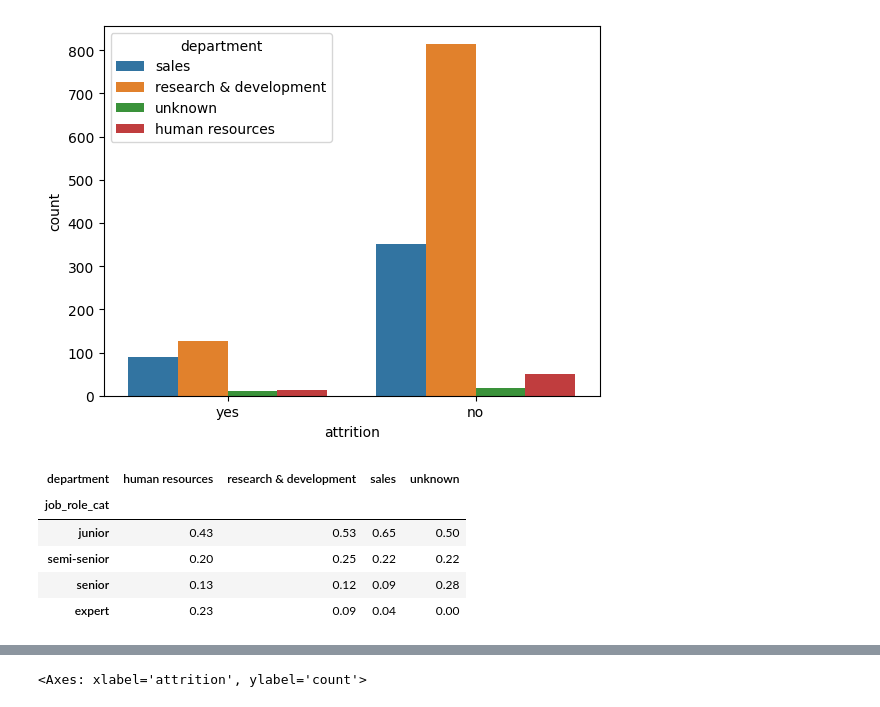
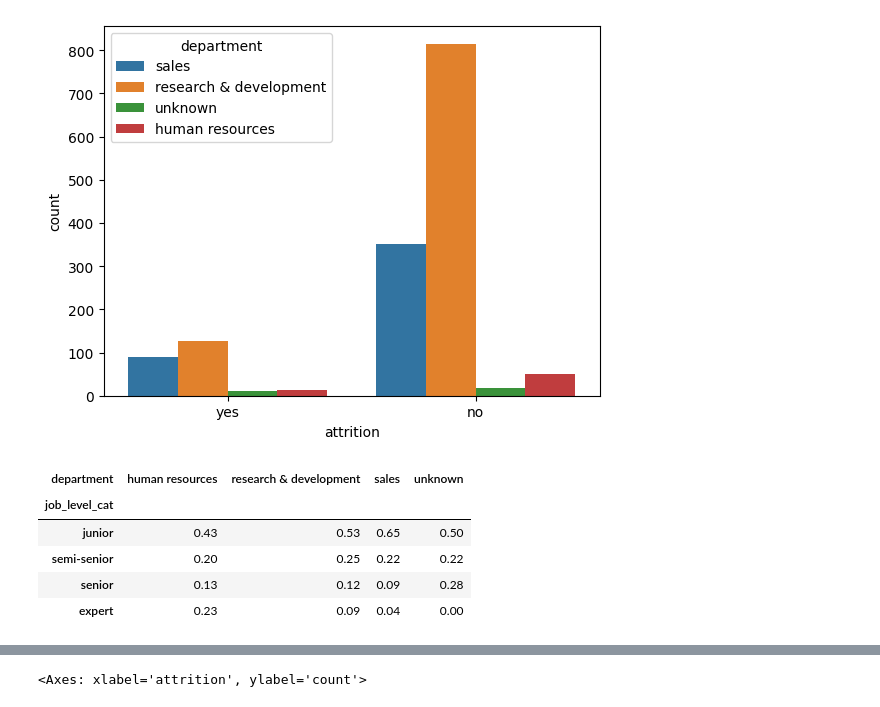
Before and after one commit to Lumo88/project-da-promo-65-modulo-3-team-1, a Jupyter notebook: Insights.ipynb, the cells around one changed output, grey strips where cells are left out. Saved outputs shown, nothing was run; the diff lists cells and outputs as text; code cells hidden in the pictures.

```diff
--- a/Insights.ipynb
+++ b/Insights.ipynb
@@ -110,12 +110,12 @@ sns.countplot(data=df_hr, x="attrition", hue="department")
 <Axes: xlabel='attrition', ylabel='count'>
 [figure]
 # %%
-df_hr['job_role_cat']= pd.cut(df_hr['job_level'], bins=[1,2,3,4,5], labels=['junior','semi-senior','senior','expert'])
+df_hr['job_level_cat']= pd.cut(df_hr['job_level'], bins=[1,2,3,4,5], labels=['junior','semi-senior','senior','expert'])
 # %%
-pd.crosstab(df_hr['job_role_cat'], df_hr['department'], normalize= 'columns').round(2)
+pd.crosstab(df_hr['job_level_cat'], df_hr['department'], normalize= 'columns').round(2)
 # %% [output]
 | department | human resources | research & development | sales | unknown |
-| job_role_cat |  |  |  |  |
+| job_level_cat |  |  |  |  |
 | junior | 0.43 | 0.53 | 0.65 | 0.50 |
 | semi-senior | 0.20 | 0.25 | 0.22 | 0.22 |
 | senior | 0.13 | 0.12 | 0.09 | 0.28 |
```
Also changed, not shown: parts of 4 cells of this notebook.
